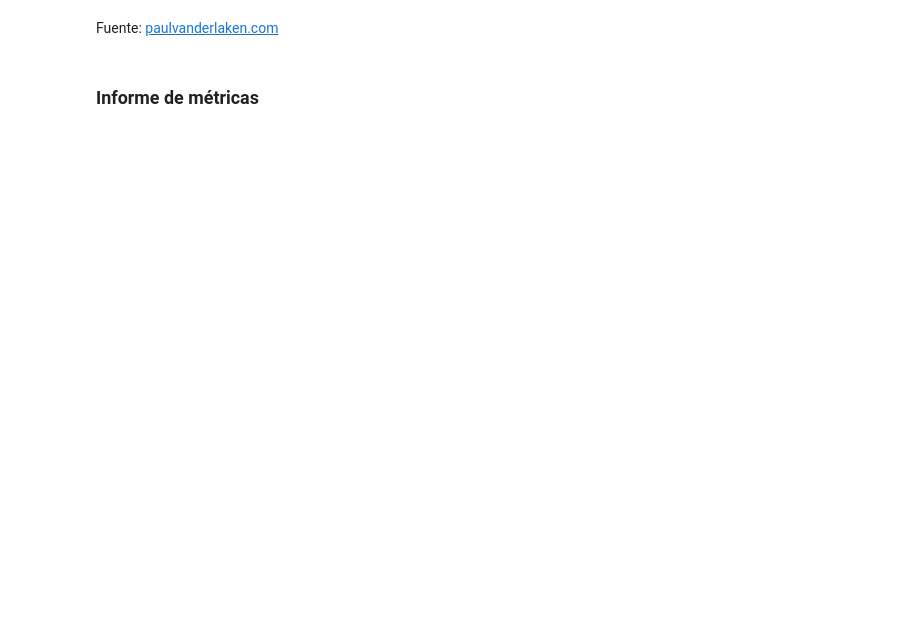
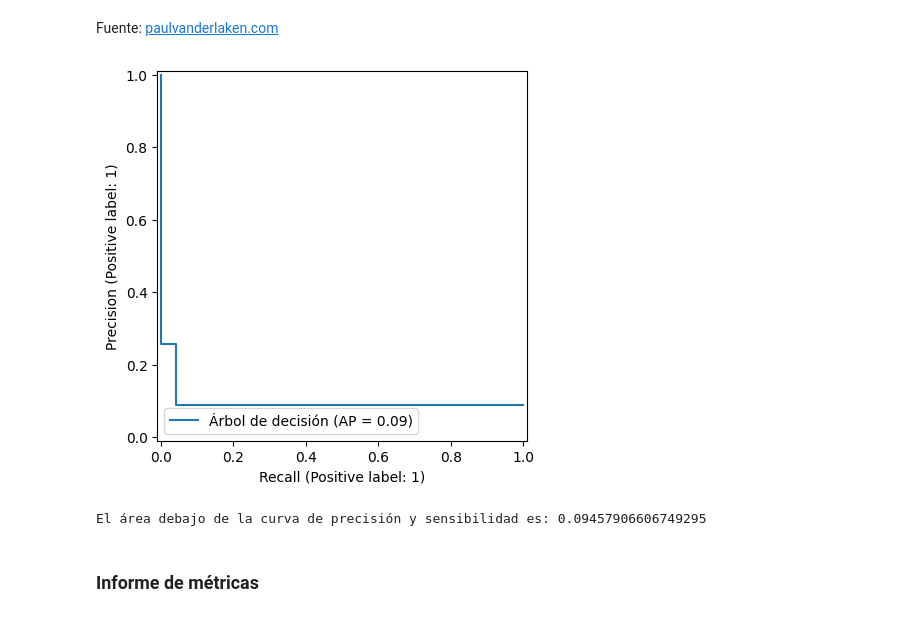
Before and after one commit to Cristiand056/Estadisticas-y-Machine-Learning-G8---ONE, a Jupyter notebook: Clasificacion_validacion_y_metricas.ipynb, the cells around one changed output. Cells and saved outputs as stored; diff of their text form; code cells hidden in the pictures; blank space fills up the shorter version.

```diff
--- a/Clasificacion_validacion_y_metricas.ipynb
+++ b/Clasificacion_validacion_y_metricas.ipynb
@@ -257,0 +289,4 @@ Fuente: [paulvanderlaken.com](https://paulvanderlaken.com/2019/08/16/roc-auc-pre
+# %%
+PrecisionRecallDisplay.from_predictions(y_val, y_predit, name='Árbol de decisión');
+# %% [output]
+[figure, added]
@@ -258,2 +295,6 @@ Fuente: [paulvanderlaken.com](https://paulvanderlaken.com/2019/08/16/roc-auc-pre
+# %%
+print(f'El área debajo de la curva de precisión y sensibilidad es: {average_precision_score(y_val, y_predit)}')
+# %% [output]
+El área debajo de la curva de precisión y sensibilidad es: 0.09457906606749295
 # %% [markdown]
 ### Informe de métricas
```
Also changed, not shown: parts of 28 cells of this notebook.
